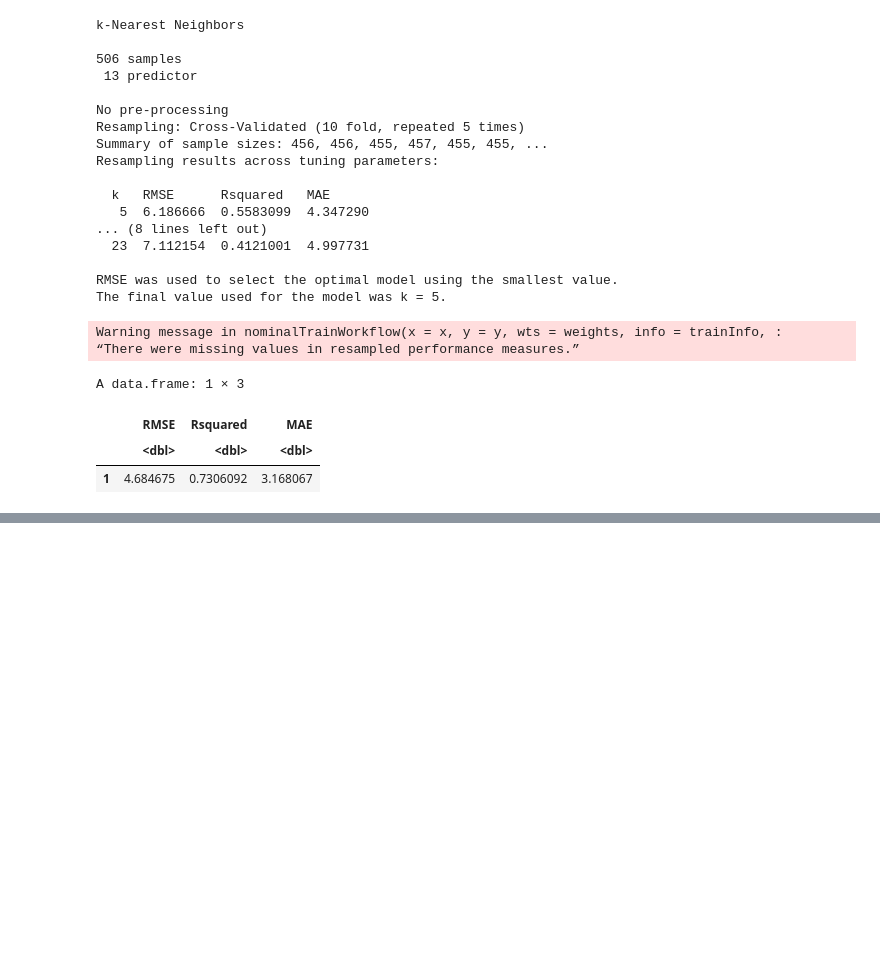
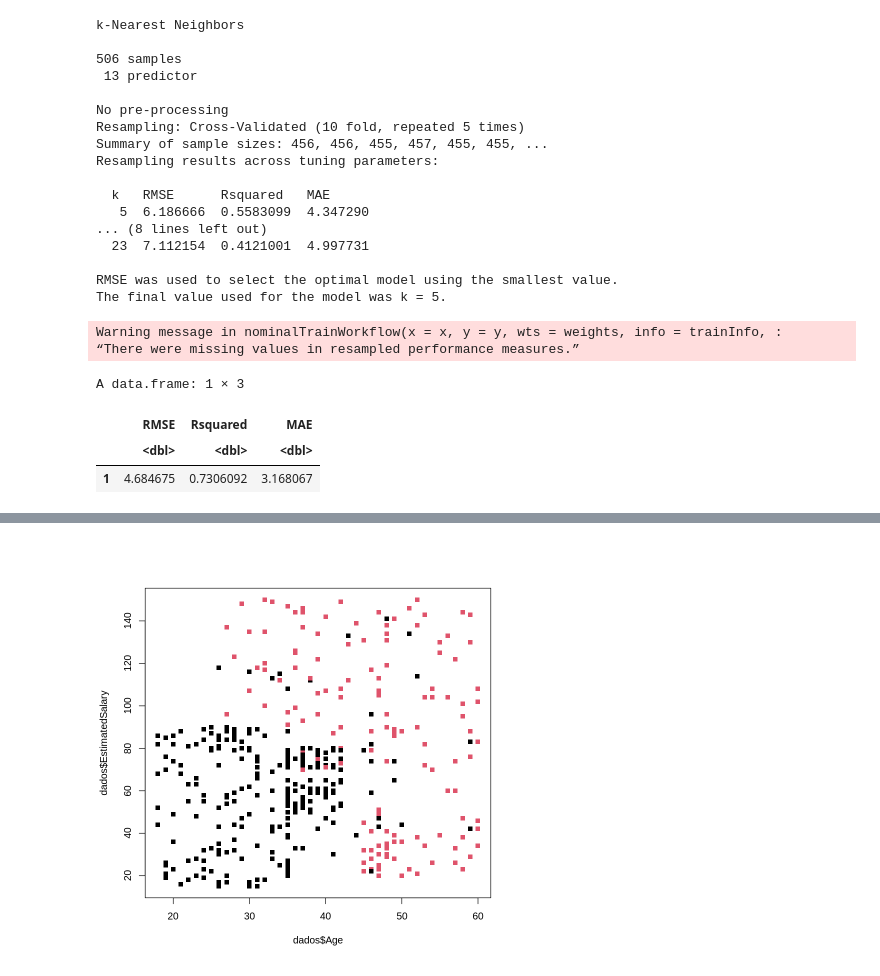
Before and after one commit to ricardorocha86/Topicos-B, a Jupyter notebook: Script_de_Aula.ipynb, the cells around one changed output, grey strips where cells are left out. Drawn from its saved outputs; the diff is of its cells as text; code cells hidden in the pictures; blank space fills up the shorter version.

```diff
--- a/Script_de_Aula.ipynb
+++ b/Script_de_Aula.ipynb
@@ -886,0 +894,3 @@ A data.frame: 1 × 3
+# %%
+# Carregando dados
+dados = read.csv('/content/anuncios.csv')
@@ -886,0 +926,7 @@ A data.frame: 1 × 3
+# %%
+dados['EstimatedSalary'] = dados['EstimatedSalary']/1000
+# %%
+dados['Gender'] = ifelse(dados['Gender'] == 'Male', 1, 0)
+# %%
+dados = dados[, 2:5]
+head(dados)
@@ -886,0 +943,4 @@ A data.frame: 1 × 3
+# %%
+plot(dados$Age, dados$EstimatedSalary, pch = 15, col = dados$Purchased )
+# %% [output]
+[figure, added]
```
Also changed, not shown: parts of 28 cells of this notebook.
